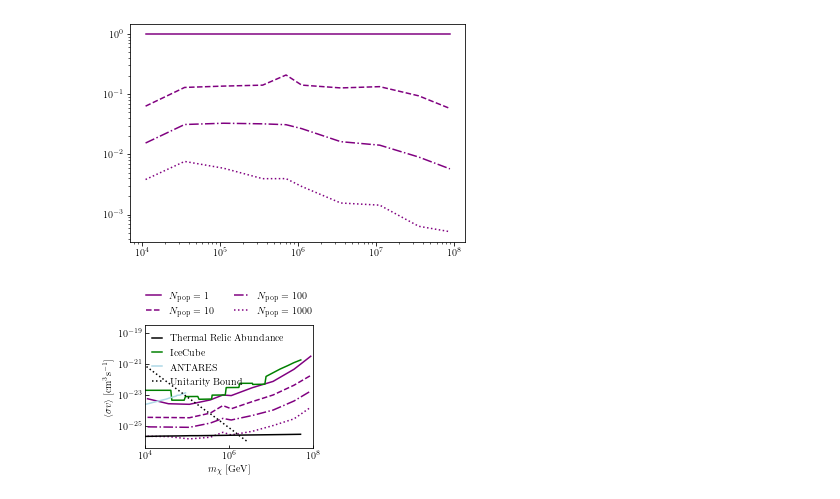
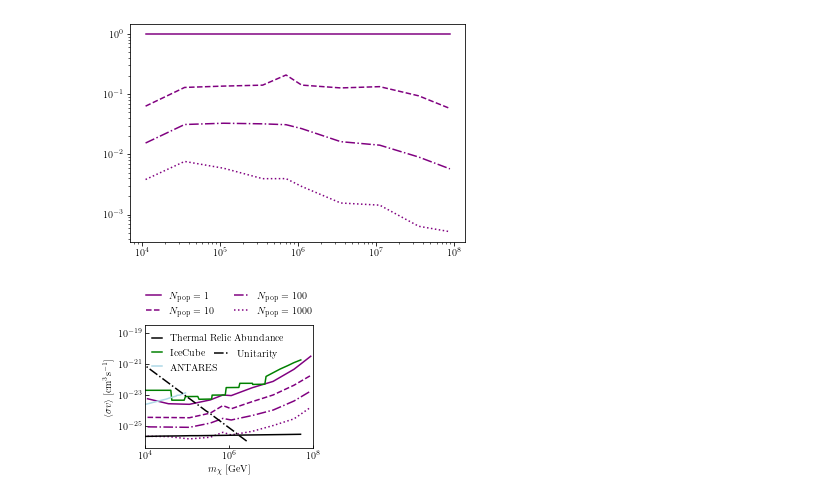
Before and after one commit to MeighenBergerS/dmpoint, a Jupyter notebook: notebooks/cluster_reader.ipynb, the cells around one changed output. Cells and saved outputs as stored; diff of their text form; code cells hidden in the pictures.

```diff
--- a/notebooks/cluster_reader.ipynb
+++ b/notebooks/cluster_reader.ipynb
@@ -204,34 +204,38 @@ ax1.plot(icecube_limits[:, 0], icecube_limits[:, 1], color='g', ls='-',
 ax1.plot(antares_limits[:, 0][:24], antares_limits[:, 1][:24],
          color='lightblue', ls='-',
          label=r'$\mathrm{ANTARES}$')
 ax1.plot(unitarity_bounds[:, 0], unitarity_bounds[:, 1],
-         color='k', ls=':',
-         label=r'$\mathrm{Unitarity\;Bound}$')
+         color='k', ls='-.',
+         label=r'$\mathrm{Unitarity}$')
 # ---------------------------------------------
 # Axis options
 ax1.set_xscale("log")
 ax1.set_yscale("log")
 ax1.set_xlabel(r"$m_\mathrm{\chi}\;[\mathrm{GeV}]$", fontsize=fontsize)
 ax1.set_ylabel(r"$\langle\sigma v\rangle\;[\mathrm{cm^{3}s^{-1}}]$", fontsize=fontsize)
 ax1.tick_params(axis = 'both', which = 'major', labelsize=fontsize, direction='in')
 ax1.tick_params(axis = 'both', which = 'minor', labelsize=fontsize, direction='in')
 ax1.set_xlim(1e4, 1e8)
 # ---------------------------------------------
 # Legend
 h, l = ax1.get_legend_handles_labels()
 lgd1 = ax1.legend(h[:pops_lens], l[:pops_lens], loc=9, bbox_to_anchor=(0.5, +1.35),
                     ncol=2, fontsize=fontsize, handlelength=1.5,
                     fancybox=True, frameon=False)
-lgd2 = ax1.legend(h[pops_lens:], l[pops_lens:], loc=9, bbox_to_anchor=(0.43, +1),
+lgd2 = ax1.legend(h[pops_lens:-1], l[pops_lens:-1], loc=9, bbox_to_anchor=(0.43, +1),
                     ncol=1, fontsize=fontsize, handlelength=h_length,
                     fancybox=True, frameon=False)
+lgd3 = ax1.legend([h[-1]], [l[-1]], loc=9, bbox_to_anchor=(0.6, +0.88),
+                    ncol=1, fontsize=fontsize, handlelength=h_length*1.5,
+                    fancybox=True, frameon=False)
 ax1.add_artist(lgd1)
+ax1.add_artist(lgd2)
 # ---------------------------------------------
 # Showing the image
 plt.show()
 # ---------------------------------------------
 # Storing the image
 figure.savefig(PICS + "source_limits_dm.png",
                 bbox_inches='tight', dpi=export_dpi)
 # %% [output]
-[figure, old version]
+[figure, new version]
```
Also changed, not shown: 15 other files.
